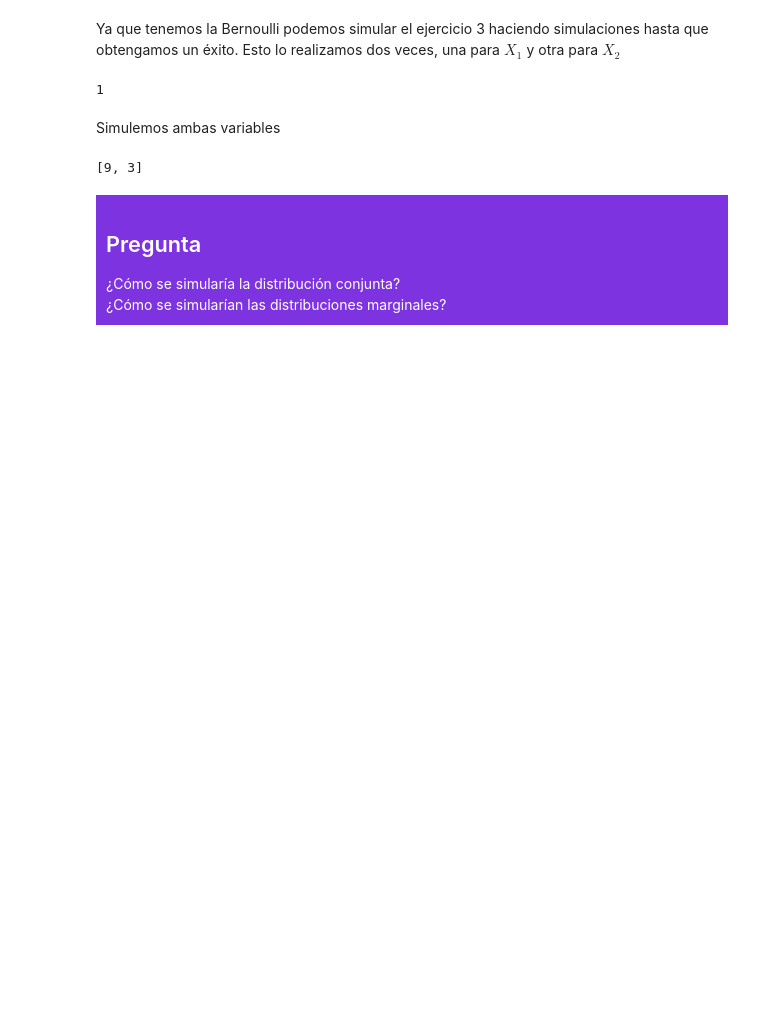
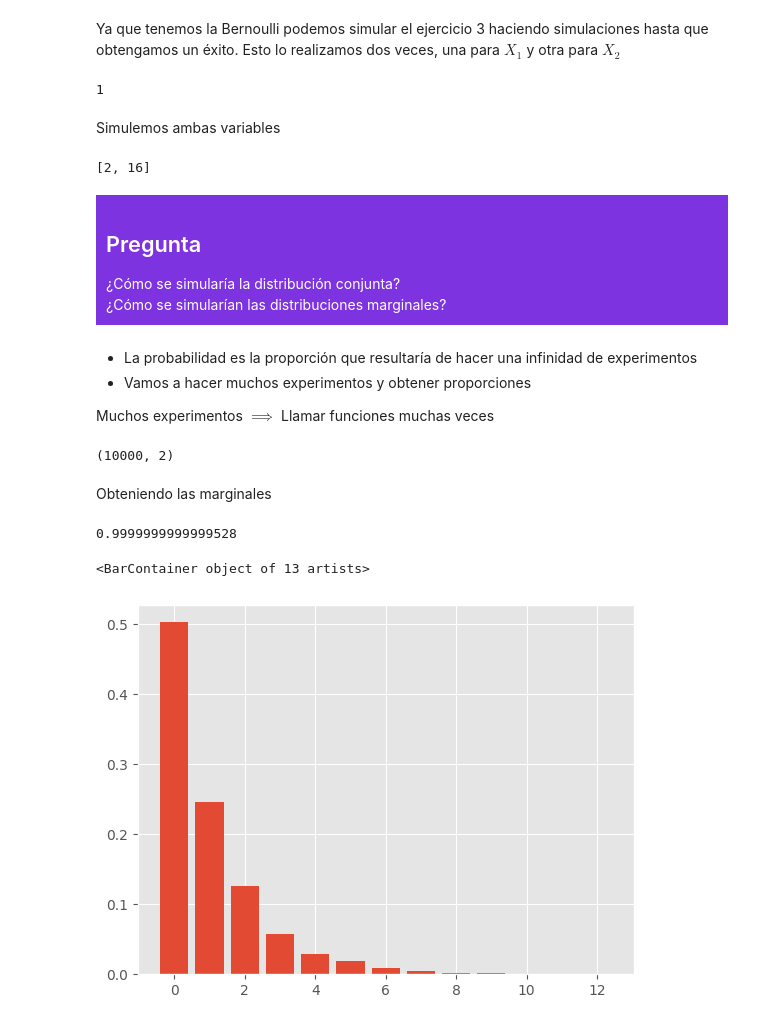
Before and after one commit to linear-regret/Probabilidad-_II, a Jupyter notebook: Notebooks_Proba_II/1.Introduccion_Python/2_Probabilidad_python.ipynb, the cells around one changed output. Cells and saved outputs as stored; diff of their text form; code cells hidden in the pictures; blank space fills up the shorter version.

```diff
--- a/Notebooks_Proba_II/1.Introduccion_Python/2_Probabilidad_python.ipynb
+++ b/Notebooks_Proba_II/1.Introduccion_Python/2_Probabilidad_python.ipynb
@@ -396,7 +396,6 @@ X_1
 # %% [markdown]
 Simulemos ambas variables
 # %%
-bern = 1
 
 X_vector = [0,0]
 
@@ -415,10 +414,63 @@ while True:
 
 X_vector
 # %% [output]
-[9, 3]
+[2, 16]
 # %% [markdown]
 <div style='background-color:rgb(126, 51, 225); color:white; padding:10px;'>
     <h2>Pregunta</h2>
     ¿Cómo se simularía la distribución conjunta?<br>
     ¿Cómo se simularían las distribuciones marginales?
 </div>
+# %% [markdown]
+- La probabilidad es la proporción que resultaría de hacer una infinidad de experimentos
+- Vamos a hacer muchos experimentos y obtener proporciones
+
+Muchos experimentos $\implies$ Llamar funciones muchas veces
+# %%
+def dos_exitos(p):
+
+    X_vector = np.array([0,0])
+
+    exitos = 0
+    n_exitos = 2
+
+    while True:
+        bern=simular_bernoulli(p)
+
+        if bern == 1:
+            exitos = exitos +1
+        else:
+            X_vector[exitos] = X_vector[exitos] +1
+
+        if exitos == n_exitos:
+            break
+
+    return X_vector
+
+N_repeticiones = 10_000
+X_vector_repeticiones = np.zeros((N_repeticiones,2))
+for i in range(N_repeticiones):
+    X_vector_repeticiones[i] = dos_exitos(0.5)
+
+X_vector_repeticiones.shape
+# %% [output]
+(10000, 2)
+# %% [markdown]
+Obteniendo las marginales
+# %%
+X_1 = X_vector_repeticiones[:,0]
+probabilidades = np.zeros(int(max(X_1))+1)
+
+suma = len(X_1)
+for i in range(len(X_1)):
+
+    probabilidades[int(X_1[i])] += 1/suma
+# %%
+probabilidades.sum()
+# %% [output]
+0.9999999999999528
+# %%
+plt.bar(x=np.arange(len(probabilidades)),height=probabilidades)
+# %% [output]
+<BarContainer object of 13 artists>
+[figure, added]
```
Also changed, not shown: parts of 30 cells of this notebook.
